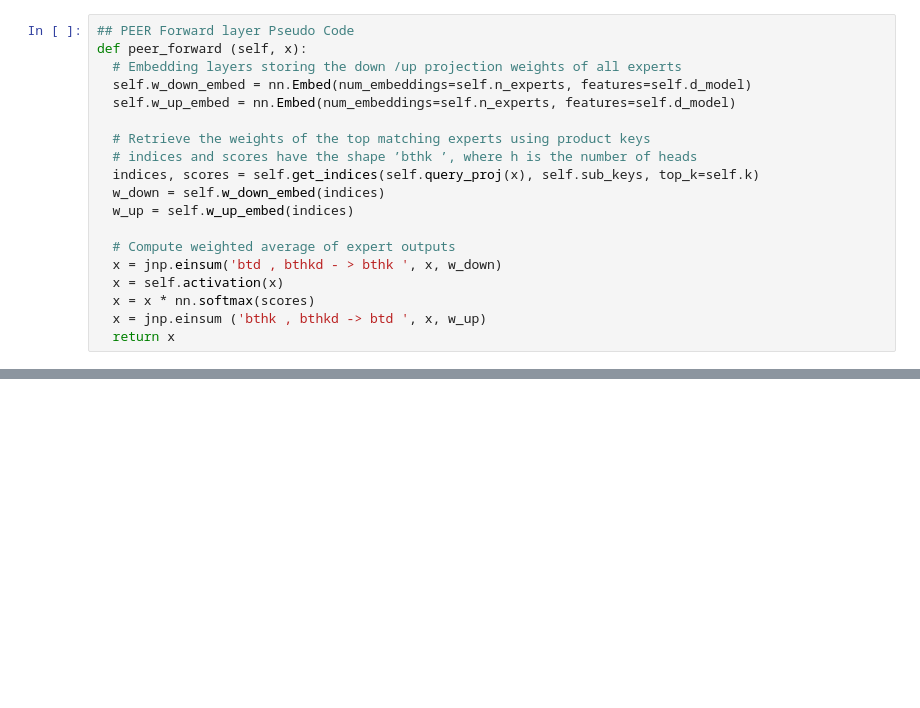
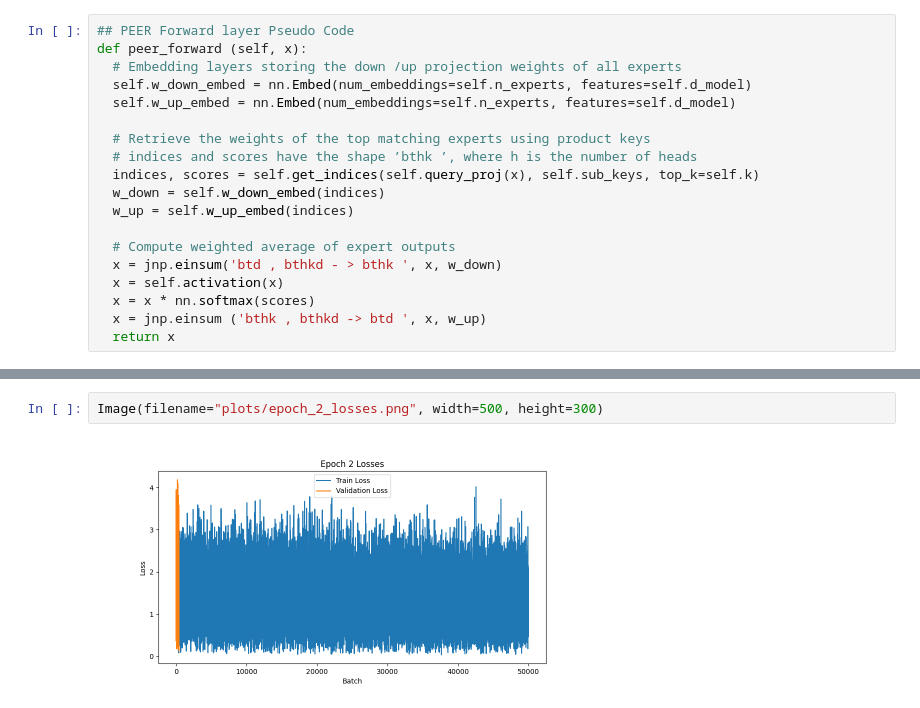
Before and after one commit to stavco9/moe-llm-presentation, a Jupyter notebook: presentation.ipynb, the cells around one changed output, grey strips where cells are left out. Cells and saved outputs as stored; diff of their text form; blank space fills up the shorter version.

```diff
--- a/presentation.ipynb
+++ b/presentation.ipynb
@@ -209,0 +222,4 @@ Epoch Training 1/10
+# %%
+Image(filename="plots/epoch_2_losses.png", width=500, height=300)
+# %% [output]
+[figure, added]
```
Also changed, not shown: parts of 6 cells of this notebook.
